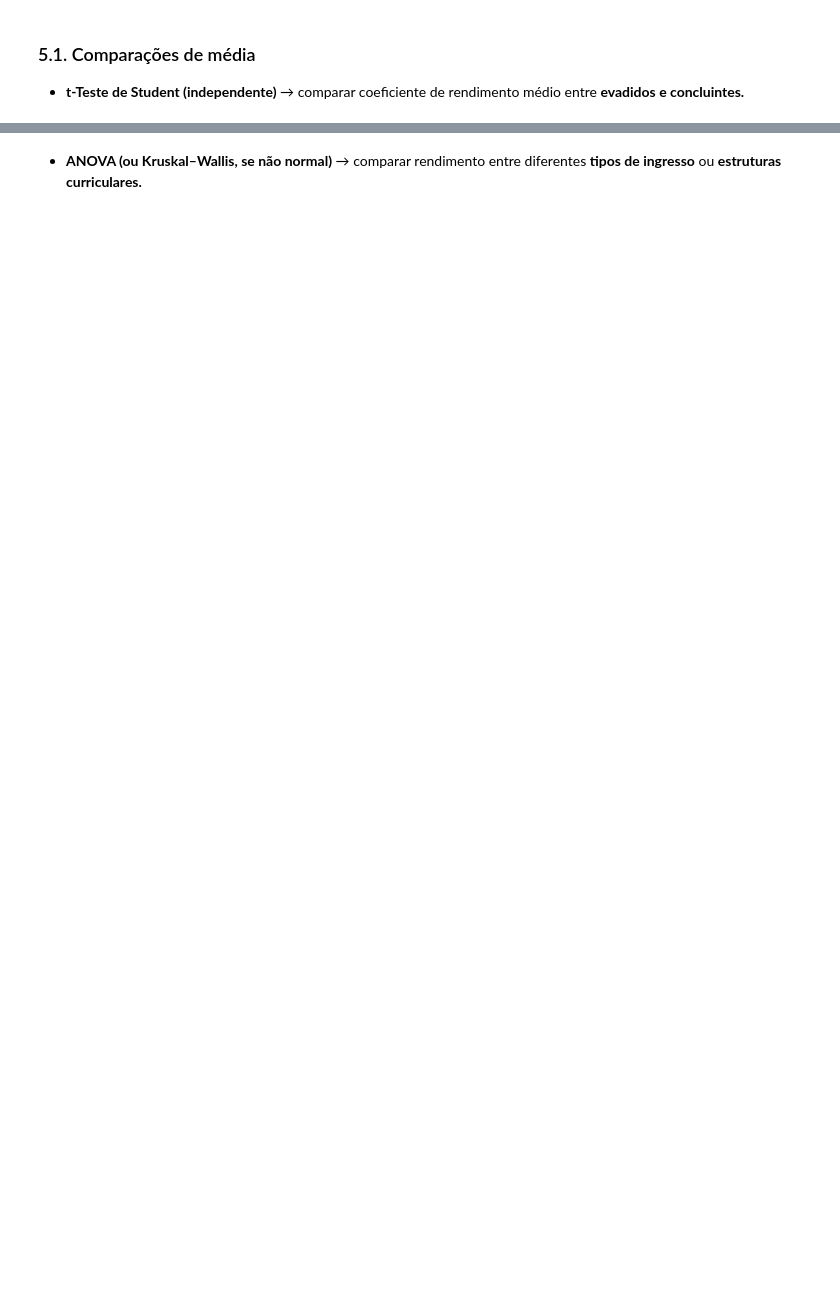
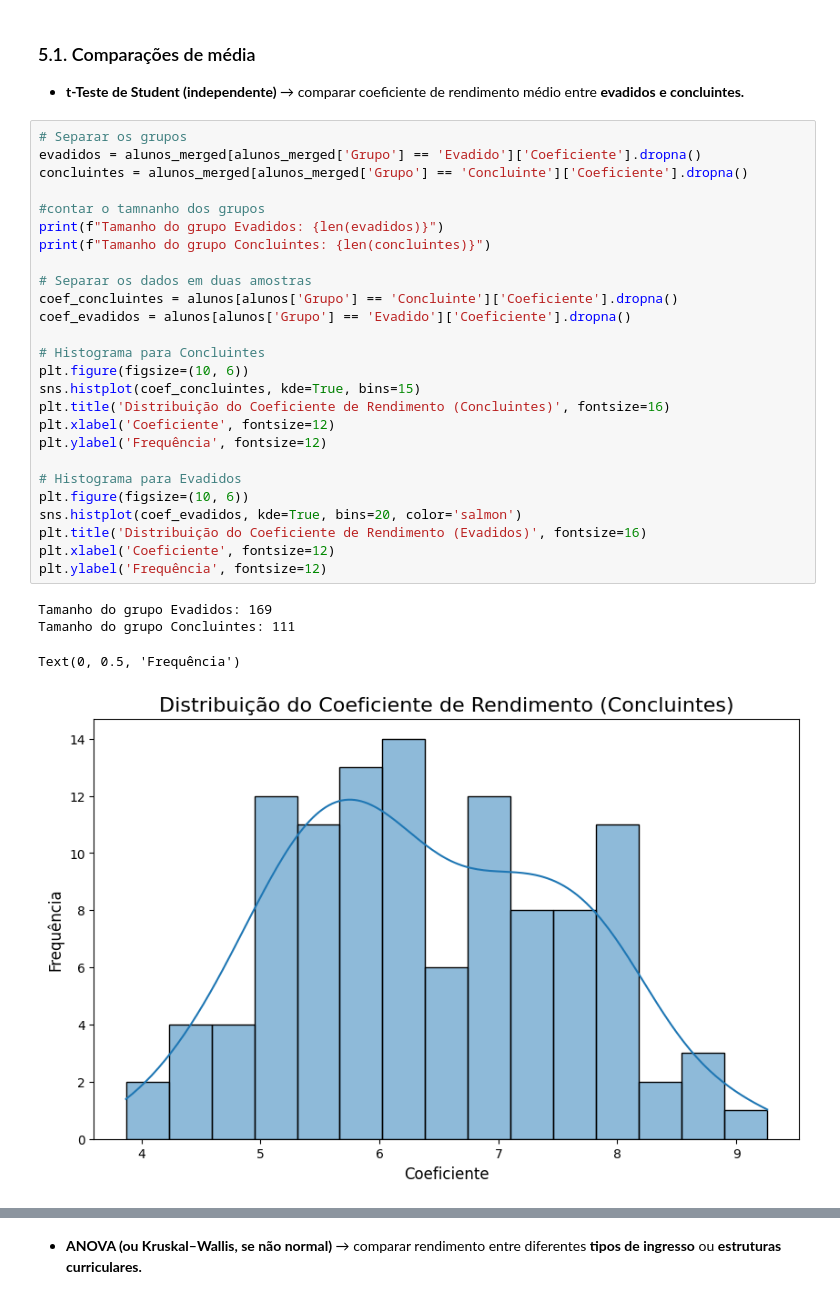
Before and after one commit to annabzsantos/An-lisePefilAcad-mico, a Jupyter notebook: Analise_pefilAcademico.ipynb, the cells around one changed output, grey strips where cells are left out. Drawn from its saved outputs; the diff is of its cells as text; blank space fills up the shorter version.

```diff
--- a/Analise_pefilAcademico.ipynb
+++ b/Analise_pefilAcademico.ipynb
@@ -147,3 +179,34 @@ Valores duplicados no dataset historicoEscolar: 0
 <a id='media'></a>
 ### 5.1. Comparações de média
 - **t-Teste de Student (independente)** → comparar coeficiente de rendimento médio entre **evadidos e concluintes.**
+# %%
+# Separar os grupos
+evadidos = alunos_merged[alunos_merged['Grupo'] == 'Evadido']['Coeficiente'].dropna()
+concluintes = alunos_merged[alunos_merged['Grupo'] == 'Concluinte']['Coeficiente'].dropna()
+
+#contar o tamnanho dos grupos
+print(f"Tamanho do grupo Evadidos: {len(evadidos)}")
+print(f"Tamanho do grupo Concluintes: {len(concluintes)}")
+
+# Separar os dados em duas amostras
+coef_concluintes = alunos[alunos['Grupo'] == 'Concluinte']['Coeficiente'].dropna()
+coef_evadidos = alunos[alunos['Grupo'] == 'Evadido']['Coeficiente'].dropna()
+
+# Histograma para Concluintes
+plt.figure(figsize=(10, 6))
+sns.histplot(coef_concluintes, kde=True, bins=15)
+plt.title('Distribuição do Coeficiente de Rendimento (Concluintes)', fontsize=16)
+plt.xlabel('Coeficiente', fontsize=12)
+plt.ylabel('Frequência', fontsize=12)
+
+# Histograma para Evadidos
+plt.figure(figsize=(10, 6))
+sns.histplot(coef_evadidos, kde=True, bins=20, color='salmon')
+plt.title('Distribuição do Coeficiente de Rendimento (Evadidos)', fontsize=16)
+plt.xlabel('Coeficiente', fontsize=12)
+plt.ylabel('Frequência', fontsize=12)
+# %% [output]
+Tamanho do grupo Evadidos: 169
+Tamanho do grupo Concluintes: 111
+Text(0, 0.5, 'Frequência')
+[figure, added]
```
Also changed, not shown: parts of 18 cells of this notebook.
